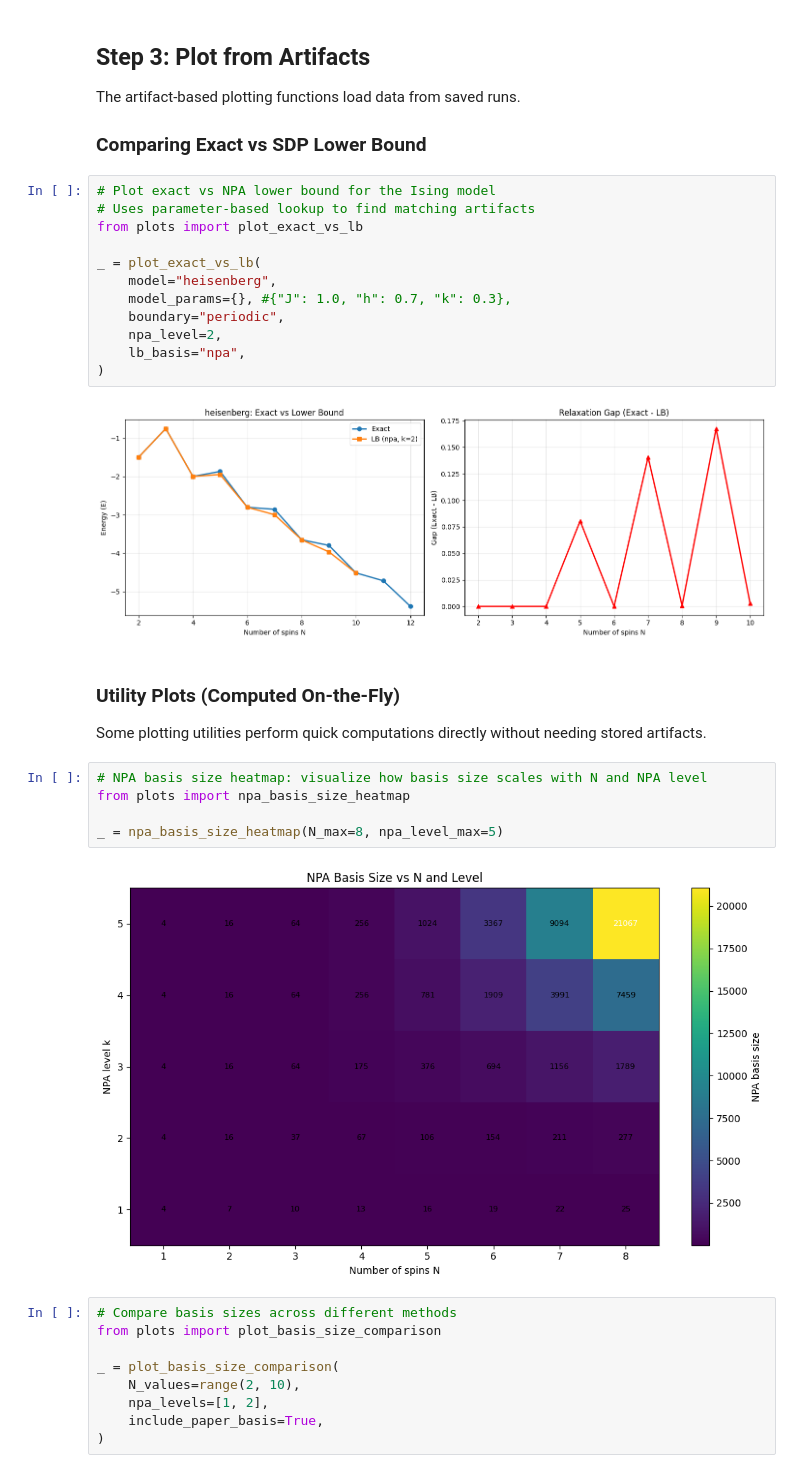
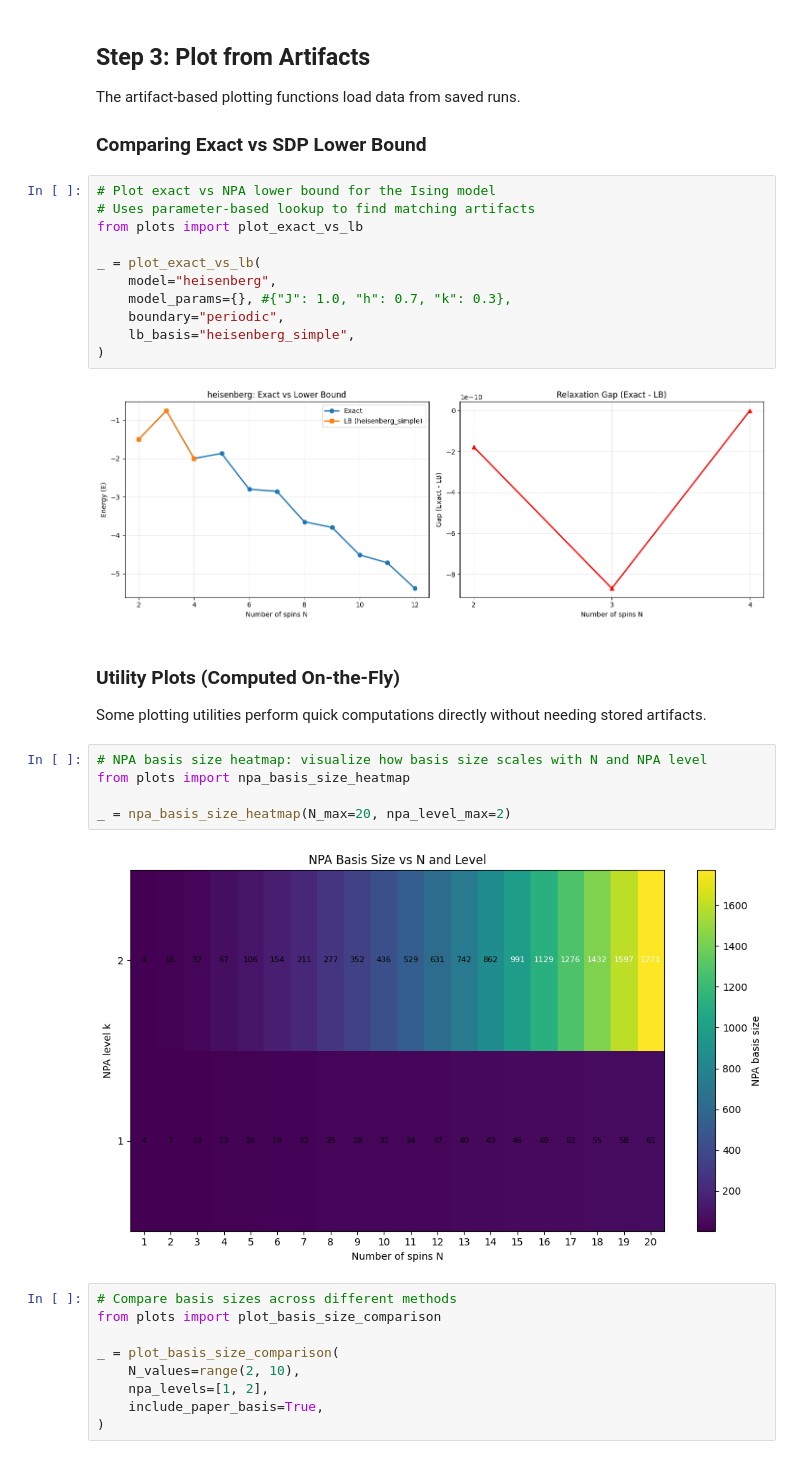
Before and after one commit to Ciscone7/OptimalMomentsNPA, a Jupyter notebook: workflow_demo.ipynb, the cells around one changed output. Drawn from its saved outputs; the diff is of its cells as text.

```diff
--- a/workflow_demo.ipynb
+++ b/workflow_demo.ipynb
@@ -81,11 +77,10 @@ _ = plot_exact_vs_lb(
     model="heisenberg",
     model_params={}, #{"J": 1.0, "h": 0.7, "k": 0.3},
     boundary="periodic",
-    npa_level=2,
-    lb_basis="npa",
+    lb_basis="heisenberg_simple",
 )
 # %% [output]
-[figure, old version]
+[figure, new version]
 # %% [markdown]
 ### Utility Plots (Computed On-the-Fly)
 
@@ -93,10 +88,10 @@ Some plotting utilities perform quick computations directly without needing stor
 # %%
 # NPA basis size heatmap: visualize how basis size scales with N and NPA level
 from plots import npa_basis_size_heatmap
 
-_ = npa_basis_size_heatmap(N_max=8, npa_level_max=5)
+_ = npa_basis_size_heatmap(N_max=20, npa_level_max=2)
 # %% [output]
-[figure, old version]
+[figure, new version]
 # %%
 # Compare basis sizes across different methods
 from plots import plot_basis_size_comparison
```
Also changed, not shown: parts of 13 cells of this notebook, 10 other files.
